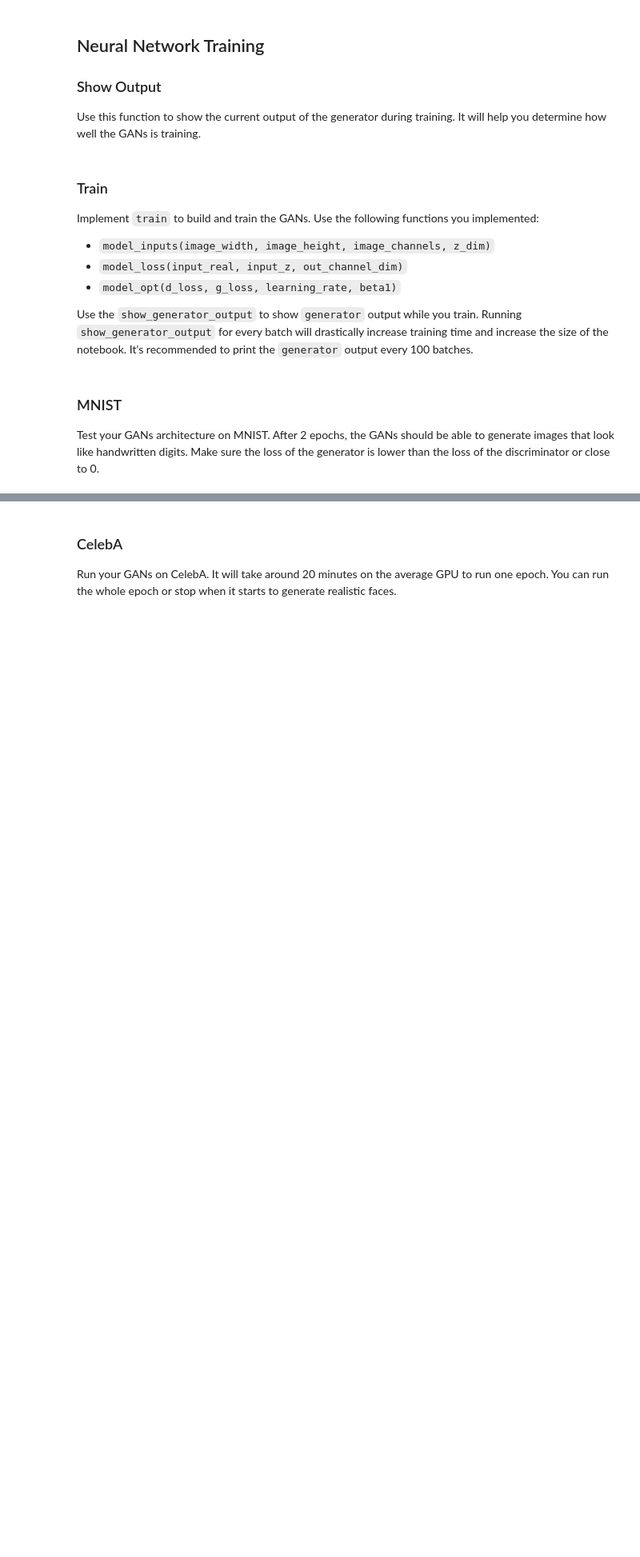
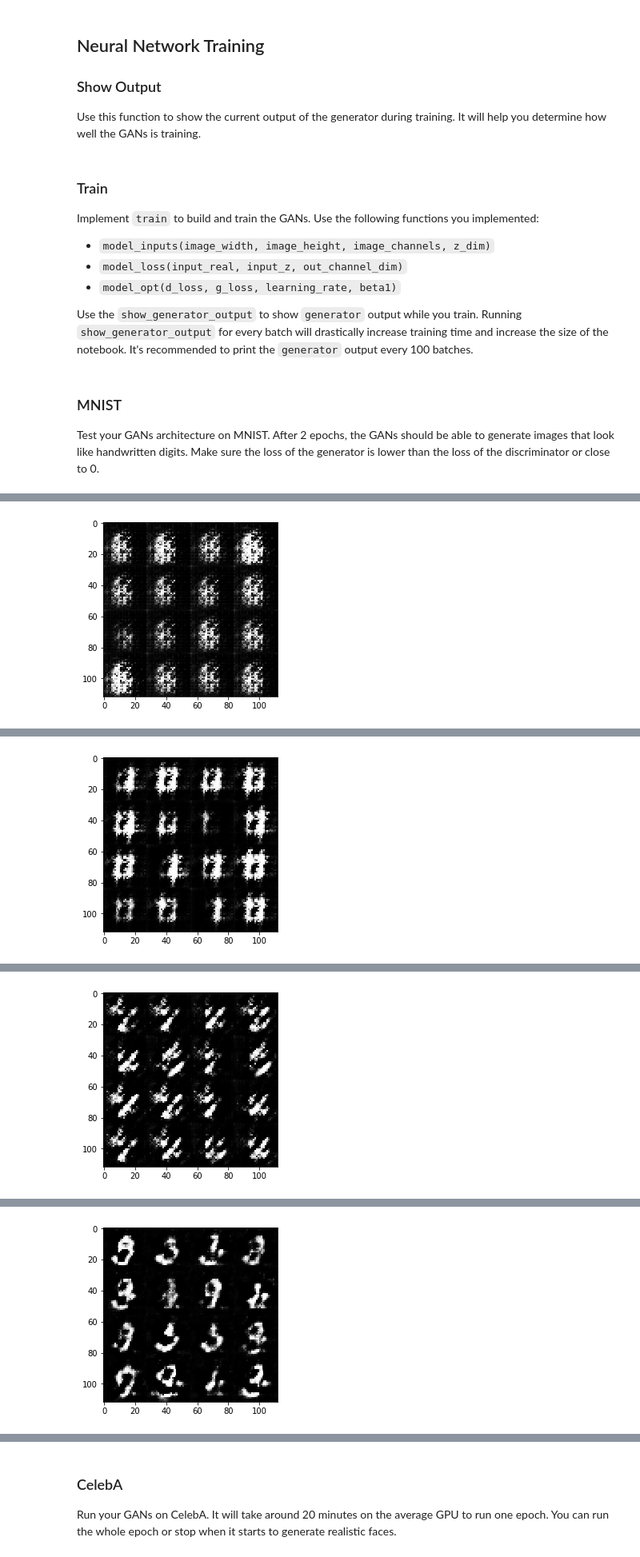
Before and after one commit to cerebrin/nd101_project5, a Jupyter notebook: dlnd_face_generation.ipynb, the cells around one changed output, grey strips where cells are left out. Shown at 80% size. Drawn from its saved outputs; the diff is of its cells as text; code cells hidden in the pictures; blank space fills up the shorter version.

```diff
--- a/dlnd_face_generation.ipynb
+++ b/dlnd_face_generation.ipynb
@@ -143,23 +143,22 @@ def discriminator(images, reuse=False):
     alpha = 0.2
     # TODO: Implement Function
     with tf.variable_scope('discriminator', reuse=reuse):
-        # Input layer is 32x32x3
-        x1 = tf.layers.conv2d(images, 64, 5, strides=2, padding='same')
+        x1 = tf.layers.conv2d(images, 64, 4, strides=2, padding='same')
+        x1 = tf.layers.batch_normalization(x1, training=True)
         relu1 = tf.maximum(alpha * x1, x1)
-        # 16x16x64
+        drop1 = tf.layers.dropout(relu1, 0.75)
 
-        x2 = tf.layers.conv2d(relu1, 128, 5, strides=2, padding='same')
+        x2 = tf.layers.conv2d(drop1, 128, 4, strides=2, padding='same')
         bn2 = tf.layers.batch_normalization(x2, training=True)
         relu2 = tf.maximum(alpha * bn2, bn2)
-        # 8x8x128
+        drop2 = tf.layers.dropout(relu2, 0.75)
 
-        x3 = tf.layers.conv2d(relu2, 256, 5, strides=2, padding='same')
+        x3 = tf.layers.conv2d(drop2, 256, 4, strides=2, padding='same')
         bn3 = tf.layers.batch_normalization(x3, training=True)
         relu3 = tf.maximum(alpha * bn3, bn3)
-        # 4x4x256
-
+        drop3 = tf.layers.dropout(relu3, 0.75)
         # Flatten it
-        flat = tf.reshape(relu3, (-1, 4*4*256))
+        flat = tf.reshape(drop3, (-1, 4*4*256))
         logits = tf.layers.dense(flat, 1)
         out = tf.sigmoid(logits)
 
@@ -338,7 +359,6 @@ def train(epoch_count, batch_size, z_dim, learning_rate, beta1, get_batches, dat
     :param data_image_mode: The image mode to use for images ("RGB" or "L")
     """
     # TODO: Build Model
-    tf.reset_default_graph()
     input_real, input_z, lr = model_inputs(data_shape[1], data_shape[2], data_shape[3], z_dim)
 
     d_loss, g_loss = model_loss(input_real, input_z, data_shape[3])
@@ -357,15 +377,12 @@ def train(epoch_count, batch_size, z_dim, learning_rate, beta1, get_batches, dat
                 batch_images *= 2
                 steps += 1
 
-                # Sample random noise for G
                 batch_z = np.random.uniform(-1, 1, size=(batch_size, z_dim))
 
-                # Run optimizers
-                _ = sess.run(d_opt, feed_dict={input_real: batch_images, input_z: batch_z, lr:learning_rate})
-                _ = sess.run(g_opt, feed_dict={input_z: batch_z, input_real: batch_images, lr:learning_rate})
+                _ = sess.run(d_opt, feed_dict={input_real: batch_images, input_z: batch_z, lr: learning_rate})
+                _ = sess.run(g_opt, feed_dict={input_z: batch_z, input_real: batch_images, lr: learning_rate})
 
                 if steps % 100 == 0:
-                    # At the end of each epoch, get the losses and print them out
                     train_loss_d = d_loss.eval({input_z: batch_z, input_real: batch_images})
                     train_loss_g = g_loss.eval({input_z: batch_z})
 
@@ -382,7 +399,7 @@ Test your GANs architecture on MNIST.  After 2 epochs, the GANs should be able t
 # %%
 batch_size = 128
 z_dim = 100
-learning_rate = 0.0002
+learning_rate = 0.0001
 beta1 = 0.5
 
 
@@ -399,0 +418 @@ IndexError: list index out of range
+[figure, added]
@@ -399,0 +421 @@ IndexError: list index out of range
+[figure, added]
@@ -399,0 +424 @@ IndexError: list index out of range
+[figure, added]
@@ -399,0 +427 @@ IndexError: list index out of range
+[figure, added]
```
Also changed, not shown: parts of 7 cells of this notebook.
